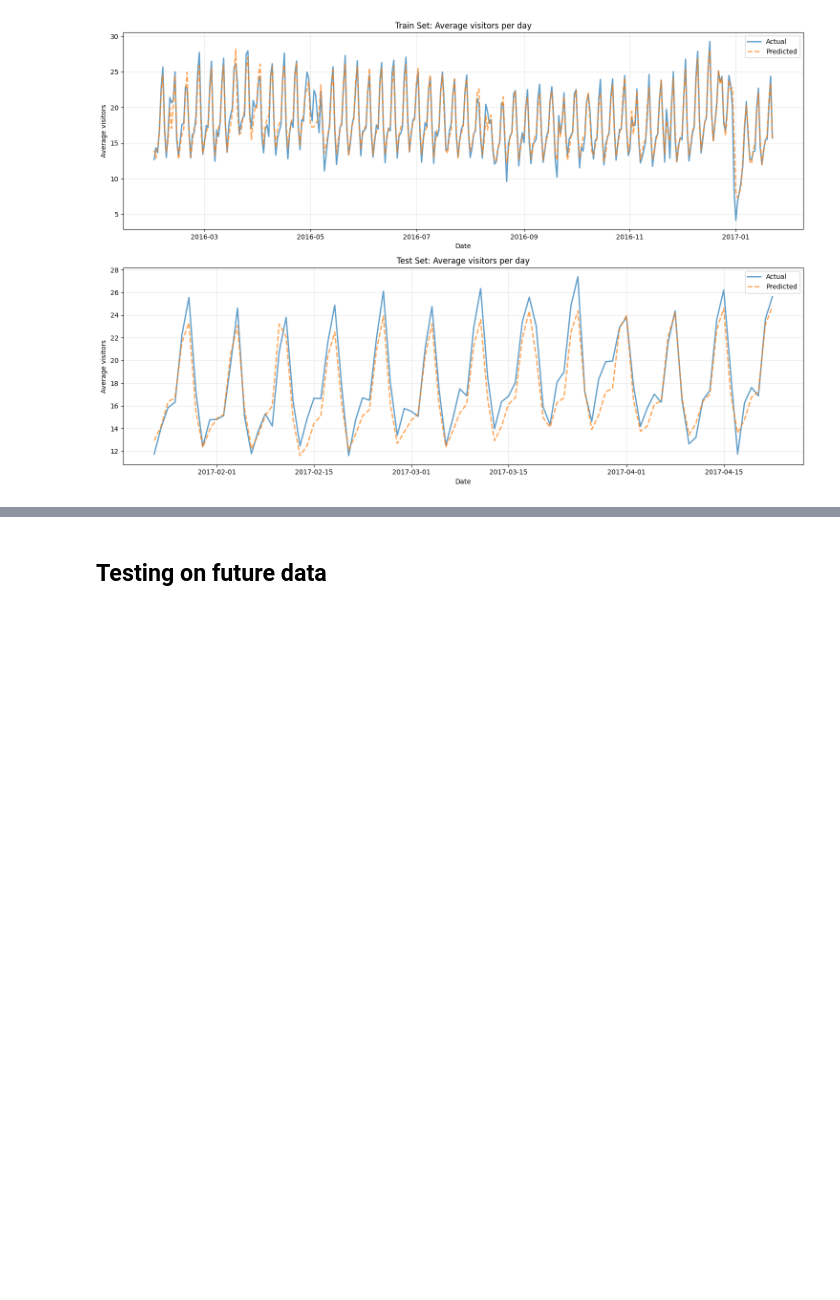
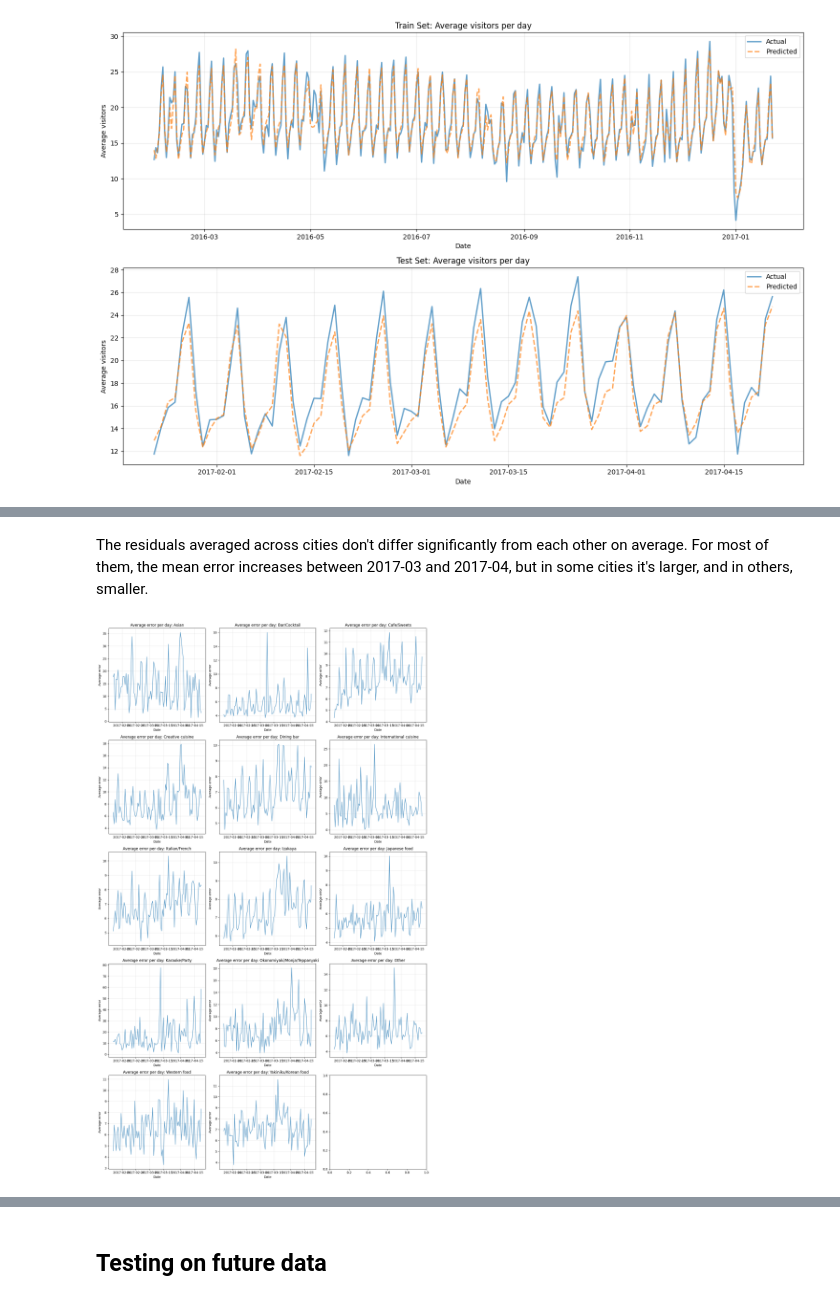
Before and after one commit to Lymuthien/mentoring_program, a Jupyter notebook: notebooks/5.0-model-training-lightgbm-optuna.ipynb, the cells around one changed output, grey strips where cells are left out. Cells and saved outputs as stored; diff of their text form; code cells hidden in the pictures; blank space fills up the shorter version.

```diff
--- a/notebooks/5.0-model-training-lightgbm-optuna.ipynb
+++ b/notebooks/5.0-model-training-lightgbm-optuna.ipynb
@@ -281,0 +291,6 @@ plt.show()
+# %% [markdown]
+The residuals averaged across cities don't differ significantly from each other on average. For most of them, the mean error increases between 2017-03 and 2017-04, but in some cities it's larger, and in others, smaller.
+# %%
+plot_daily_error_by_group(X_test, y_test_pred, y_test, AIR_GENRE_COL)
+# %% [output]
+[figure, added]
```
Also changed, not shown: parts of 8 cells of this notebook, 1 other file.
